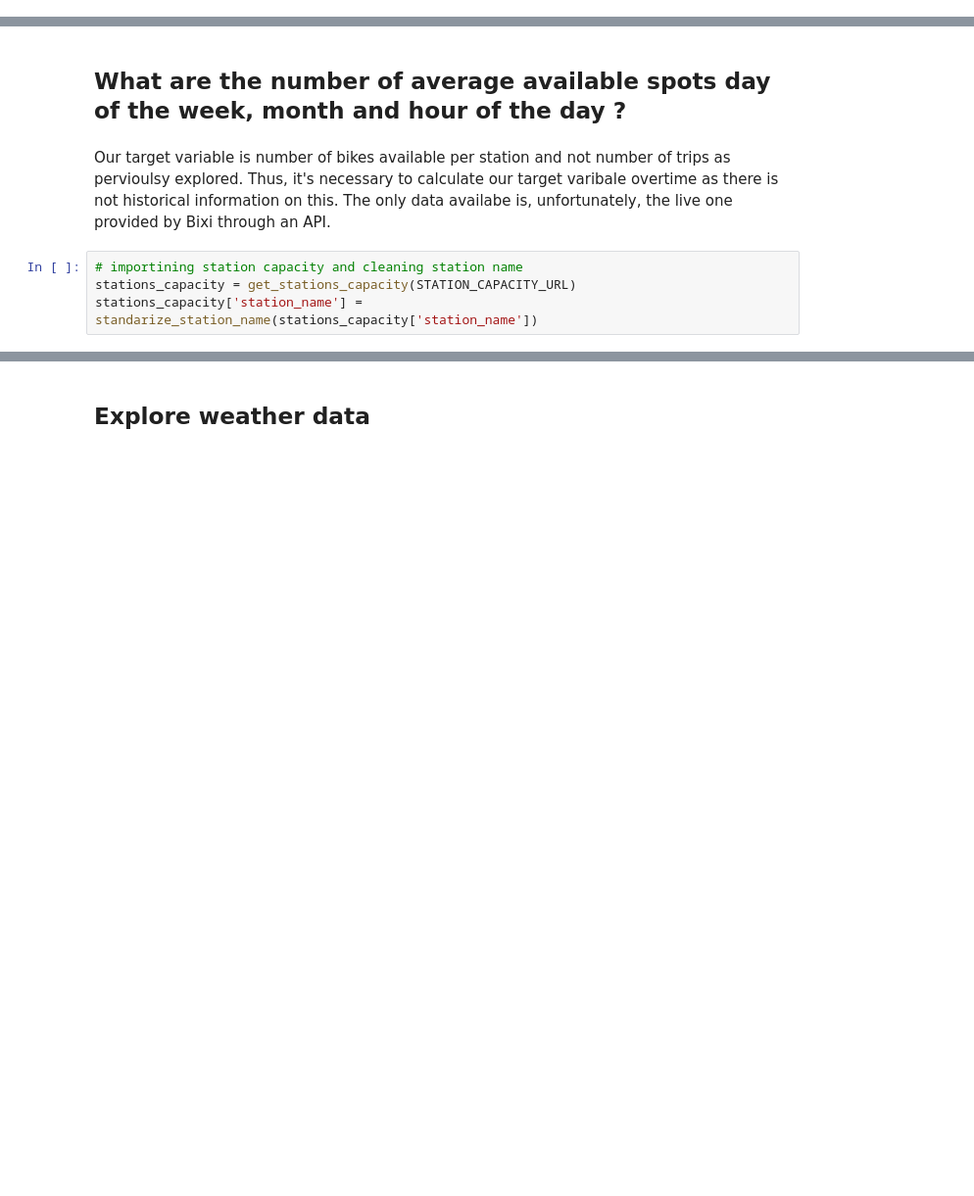
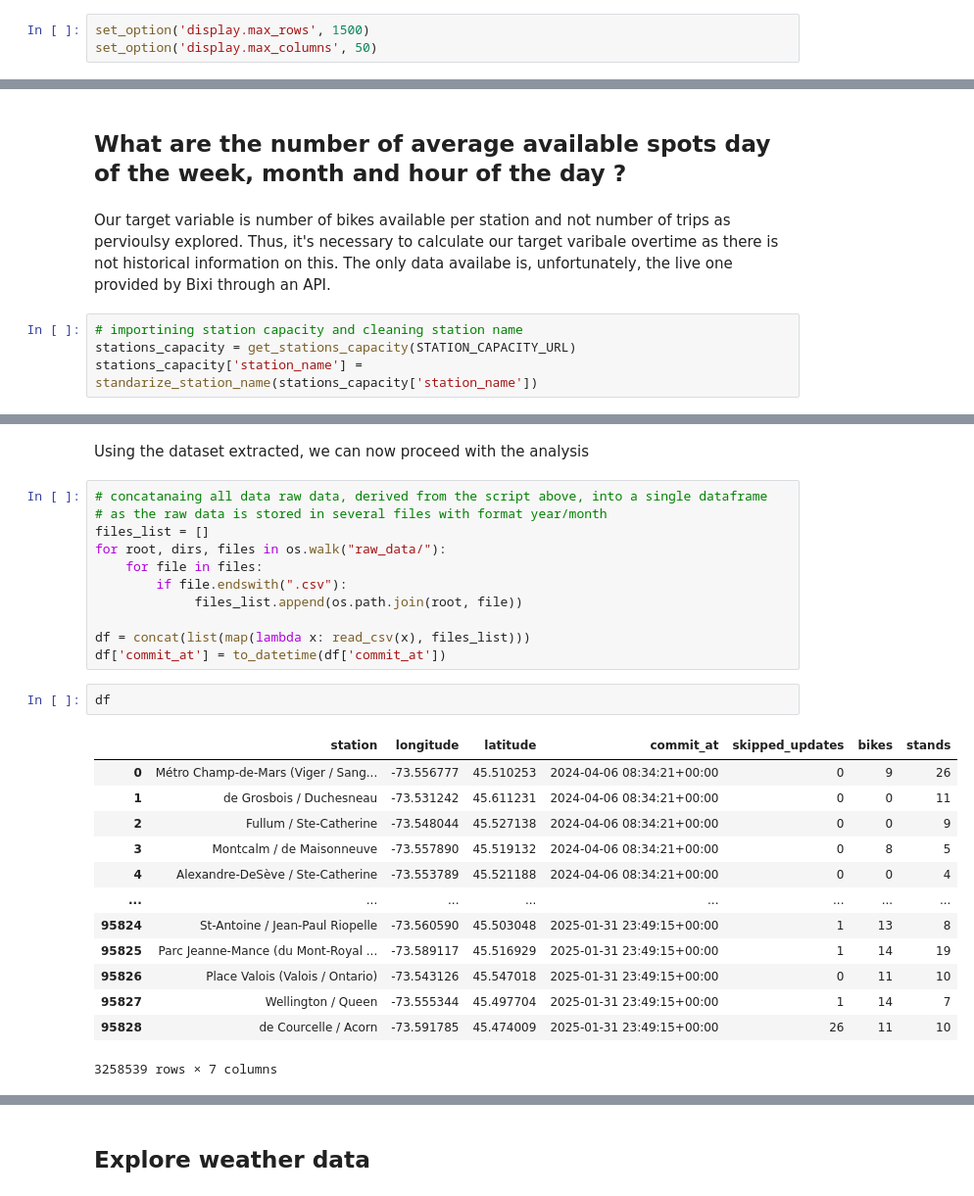
Before and after one commit to brfseckert/bixi_availability_prediction, a Jupyter notebook: notebooks/02_EDA.ipynb, the cells around one changed output, grey strips where cells are left out. Shown at 98% size. Drawn from its saved outputs; the diff is of its cells as text; blank space fills up the shorter version.

```diff
--- a/notebooks/02_EDA.ipynb
+++ b/notebooks/02_EDA.ipynb
@@ -31,0 +35,3 @@ from constants import STATION_CAPACITY_URL
+# %%
+set_option('display.max_rows', 1500)
+set_option('display.max_columns', 50)
@@ -233,0 +541,29 @@ hist_rides['END_HOUR'] = hist_rides['end_date'].dt.hour
+# %% [markdown]
+Using the dataset extracted, we can now proceed with the analysis
+# %%
+# concatanaing all data raw data, derived from the script above, into a single dataframe
+# as the raw data is stored in several files with format year/month
+files_list = []
+for root, dirs, files in os.walk("raw_data/"):
+    for file in files:
+        if file.endswith(".csv"):
+             files_list.append(os.path.join(root, file))
+
+df = concat(list(map(lambda x: read_csv(x), files_list)))
+df['commit_at'] = to_datetime(df['commit_at'])
+# %%
+df
+# %% [output]
+|  | station | longitude | latitude | commit_at | skipped_updates | bikes | stands |
+| 0 | Métro Champ-de-Mars (Viger / Sang... | -73.556777 | 45.510253 | 2024-04-06 08:34:21+00:00 | 0 | 9 | 26 |
+| 1 | de Grosbois / Duchesneau | -73.531242 | 45.611231 | 2024-04-06 08:34:21+00:00 | 0 | 0 | 11 |
+| 2 | Fullum / Ste-Catherine | -73.548044 | 45.527138 | 2024-04-06 08:34:21+00:00 | 0 | 0 | 9 |
+| 3 | Montcalm / de Maisonneuve | -73.557890 | 45.519132 | 2024-04-06 08:34:21+00:00 | 0 | 8 | 5 |
+| 4 | Alexandre-DeSève / Ste-Catherine | -73.553789 | 45.521188 | 2024-04-06 08:34:21+00:00 | 0 | 0 | 4 |
+| ... | ... | ... | ... | ... | ... | ... | ... |
+| 95824 | St-Antoine / Jean-Paul Riopelle | -73.560590 | 45.503048 | 2025-01-31 23:49:15+00:00 | 1 | 13 | 8 |
+| 95825 | Parc Jeanne-Mance (du Mont-Royal ... | -73.589117 | 45.516929 | 2025-01-31 23:49:15+00:00 | 1 | 14 | 19 |
+| 95826 | Place Valois (Valois / Ontario) | -73.543126 | 45.547018 | 2025-01-31 23:49:15+00:00 | 0 | 11 | 10 |
+| 95827 | Wellington / Queen | -73.555344 | 45.497704 | 2025-01-31 23:49:15+00:00 | 1 | 14 | 7 |
+| 95828 | de Courcelle / Acorn | -73.591785 | 45.474009 | 2025-01-31 23:49:15+00:00 | 26 | 11 | 10 |
+3258539 rows × 7 columns
```
Also changed, not shown: parts of 33 cells of this notebook, 10 other files.
